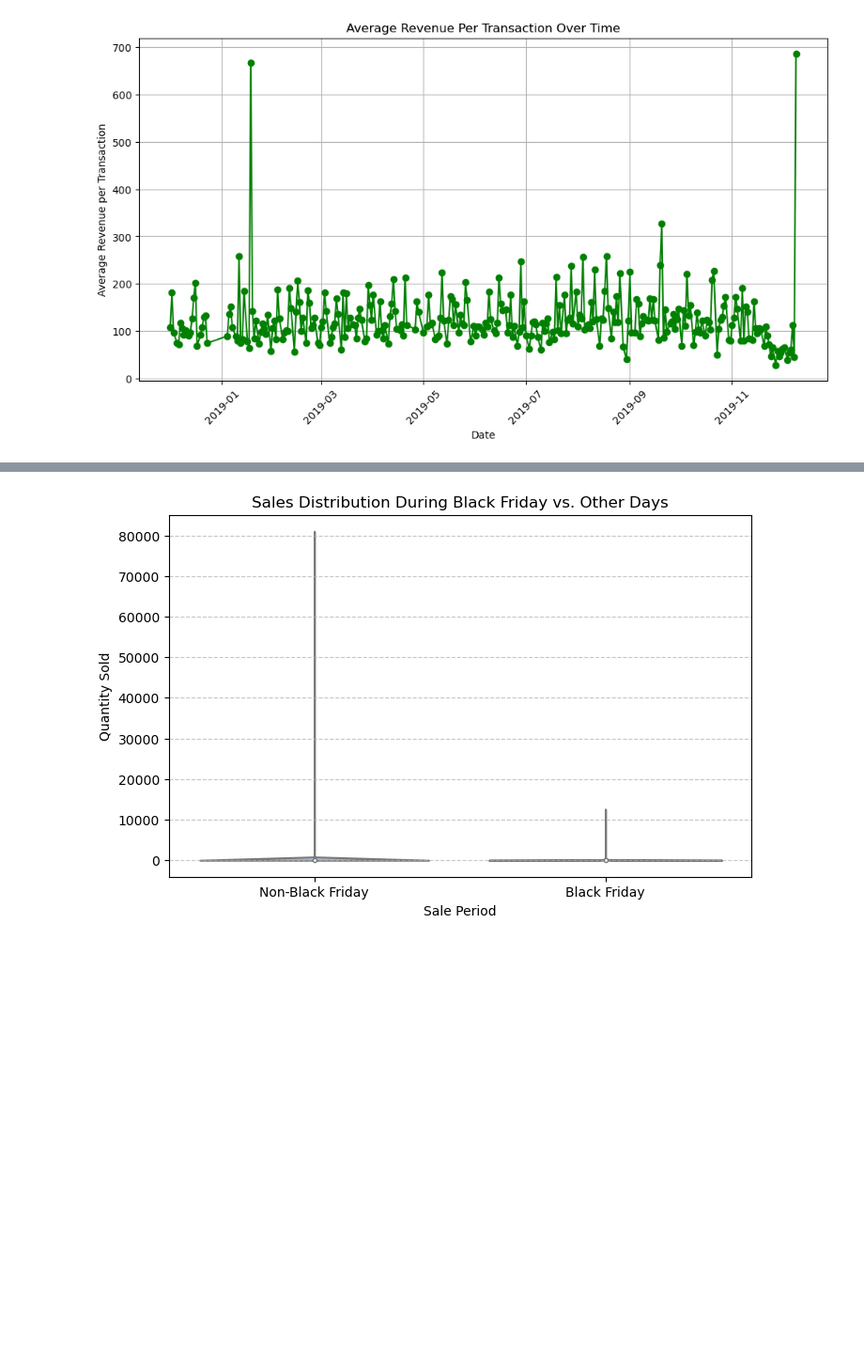
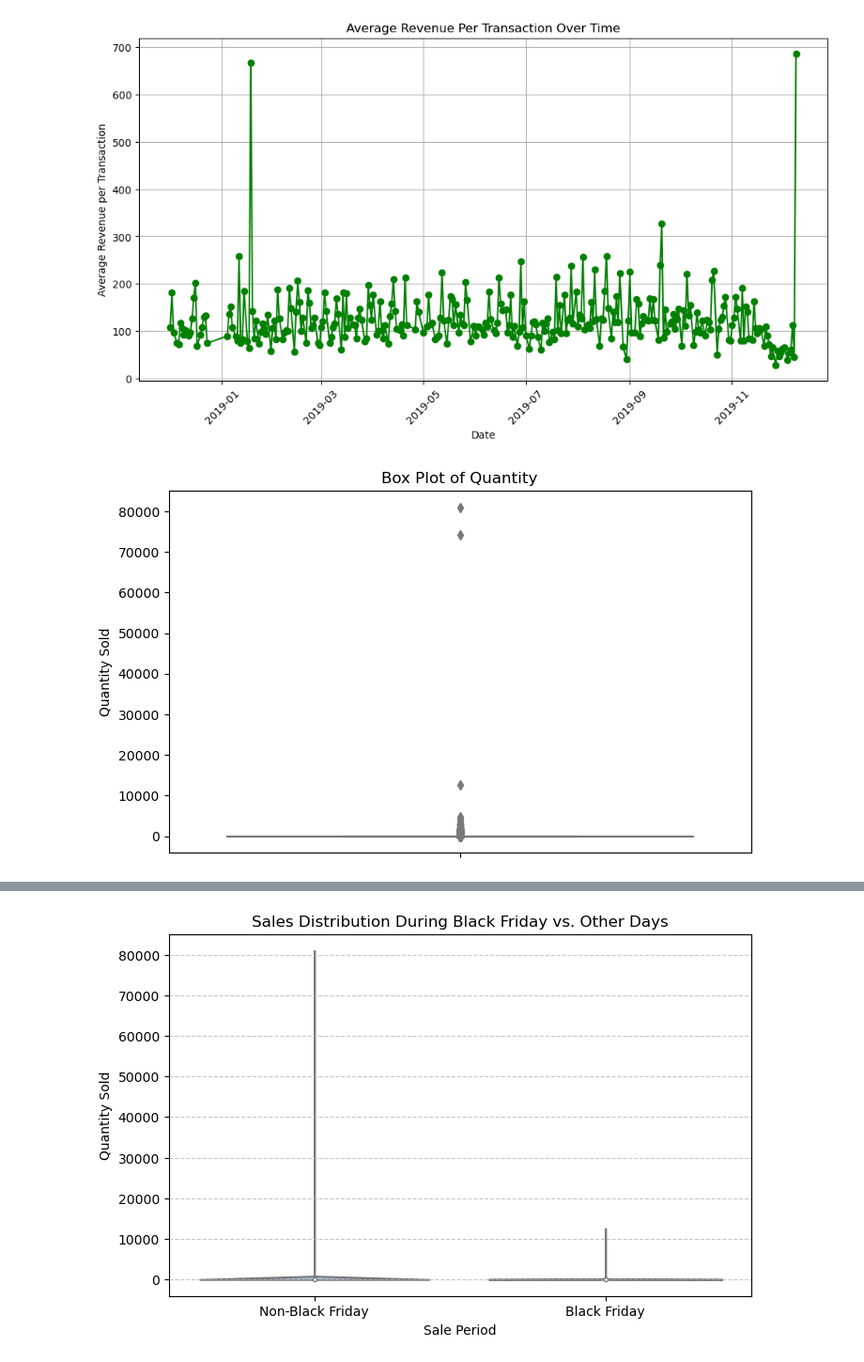
Before and after one commit to puneetprashar2003/Black_Friday_Data_Analysis, a Jupyter notebook: eda.ipynb, the cells around one changed output, grey strips where cells are left out. Shown: that part at 94% size. Saved outputs shown, nothing was run; the diff lists cells and outputs as text; code cells hidden in the pictures; blank space fills up the shorter version.

```diff
--- a/eda.ipynb
+++ b/eda.ipynb
@@ -583,3 +587,14 @@ plt.grid(True)
 plt.show()
 # %% [output]
 [figure]
+# %%
+plt.figure(figsize=(8, 5))
+
+sns.boxplot(y=df['Quantity'], color='lightblue')
+
+plt.ylabel('Quantity Sold')
+plt.title('Box Plot of Quantity')
+
+plt.show()
+# %% [output]
+[figure, added]
```
Also changed, not shown: parts of 8 cells of this notebook.
